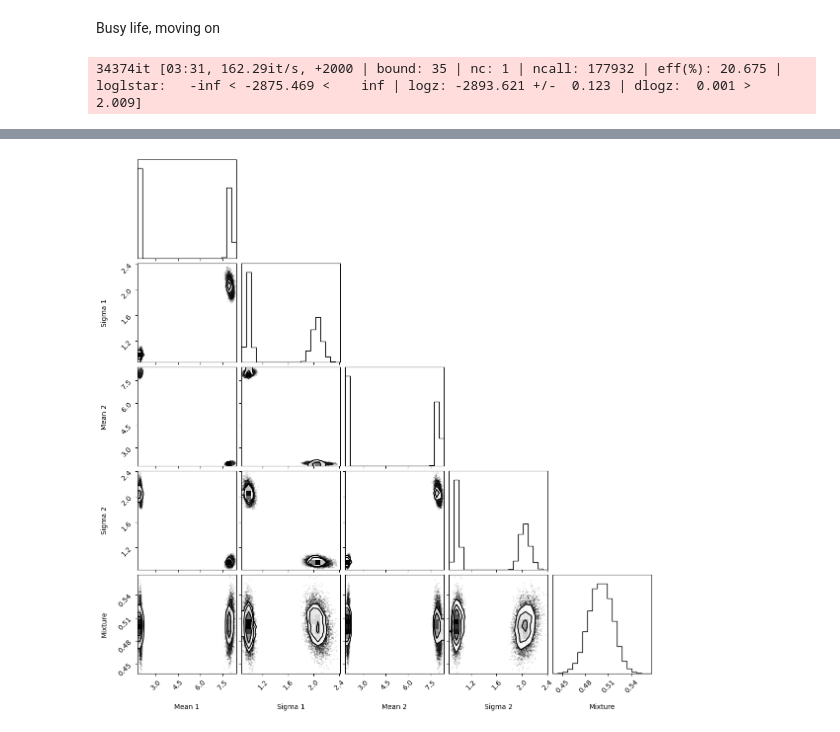
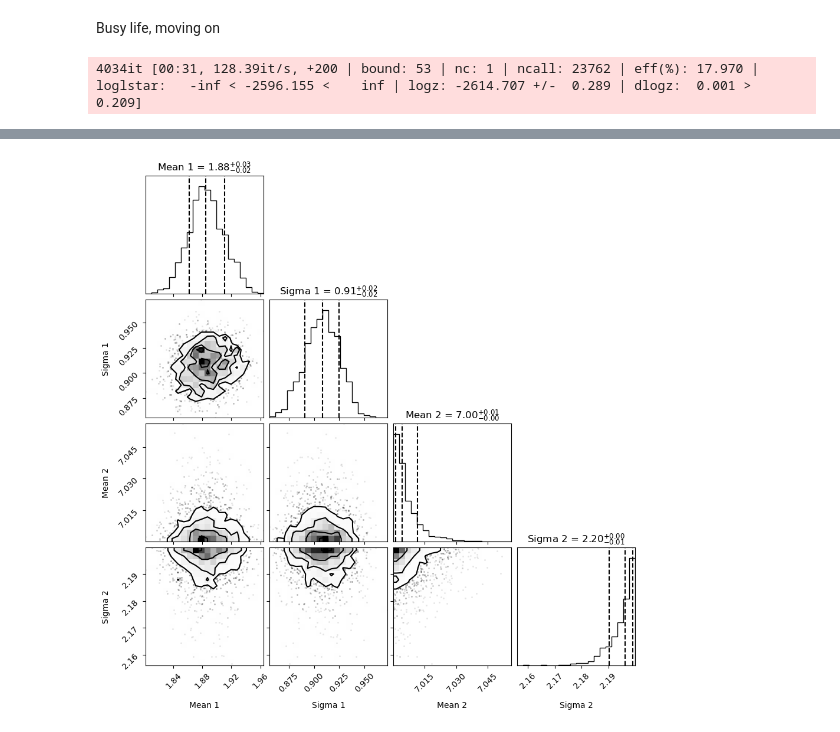
Before and after one commit to Iwan-S/Iwan-and-George-Year-4-Project, a Jupyter notebook: Exoplanets/Friday.ipynb, the cells around one changed output, grey strips where cells are left out. Saved outputs shown, nothing was run; the diff lists cells and outputs as text; code cells hidden in the pictures.

```diff
--- a/Exoplanets/Friday.ipynb
+++ b/Exoplanets/Friday.ipynb
@@ -26,13 +26,13 @@ g = sns.jointplot(x=Data[:,0], y=Data[:,1], joint_kws={'s': 10})
 # %%
 def Model(x, p):
-
+    #G = np.exp(-x[:, 0]**2 - x[:, 1]**2)
     return p
 
 def logLikelihood(p, x):
     p = Model(x, p)
-    μ1, σ1, μ2, σ2, Mix = p
-    logPDF1 = norm.logpdf(x, loc=μ1, scale=σ1) + np.log(1-Mix)
-    logPDF2 = norm.logpdf(x, loc=μ2, scale=σ2) + np.log(Mix)
+    μ1, σ1, μ2, σ2 = p
+    logPDF1 = norm.logpdf(x, loc=μ1, scale=σ1)
+    logPDF2 = norm.logpdf(x, loc=μ2, scale=σ2)
     logPDF = np.logaddexp(logPDF1, logPDF2)
 
     return sum(logPDF)
@@ -41,22 +41,21 @@ Busy life, moving on
 # %%
 def UltraMagnus(u):
     x = np.array(u)
-    x[0] = 12*x[0]
-    x[1] = 4*x[1] + 0.2
-    x[2] = 12*x[2]
-    x[3] = 4*x[3] + 0.2
+    x[0] = 2*x[0] + 1
+    x[1] = 1*x[1] + 0.2
+    x[2] = 2*x[2] + 7
+    x[3] = 2*x[3] + 0.2
 
     return x
 # %%
-Sampler = NestedSampler(logLikelihood, UltraMagnus, ndim=5, logl_args=[Data], nlive=2000)
+Sampler = NestedSampler(logLikelihood, UltraMagnus, ndim=4, logl_args=[Data[:, 0]], nlive=200)
 
 Sampler.run_nested()
 
 Results = Sampler.results
 # %% [output]
-34374it [03:31, 162.29it/s, +2000 | bound: 35 | nc: 1 | ncall: 177932 | eff(%): 20.675 | loglstar:   -inf < -2875.469 <    inf | logz: -2893.621 +/-  0.123 | dlogz:  0.001 >  2.009]
+4034it [00:31, 128.39it/s, +200 | bound: 53 | nc: 1 | ncall: 23762 | eff(%): 17.970 | loglstar:   -inf < -2596.155 <    inf | logz: -2614.707 +/-  0.289 | dlogz:  0.001 >  0.209]
 # %%
 Samples = Results.samples_equal()
-corner.corner(Samples, labels=['Mean 1', 'Sigma 1', 'Mean 2', 'Sigma 2', 'Mixture'],
-              true_values=[μ[0], σ[0], μ[1], σ[1], Mix]);
+corner.corner(Samples, quantiles=[0.16, 0.5, 0.84], show_titles=True, labels=['Mean 1', 'Sigma 1', 'Mean 2', 'Sigma 2']);
 # %% [output]
@@ -68 +62 @@ WARNING:root:Too few points to create valid contours
-[figure, old version]
+[figure, new version]
```
Also changed, not shown: parts of 5 cells of this notebook.
